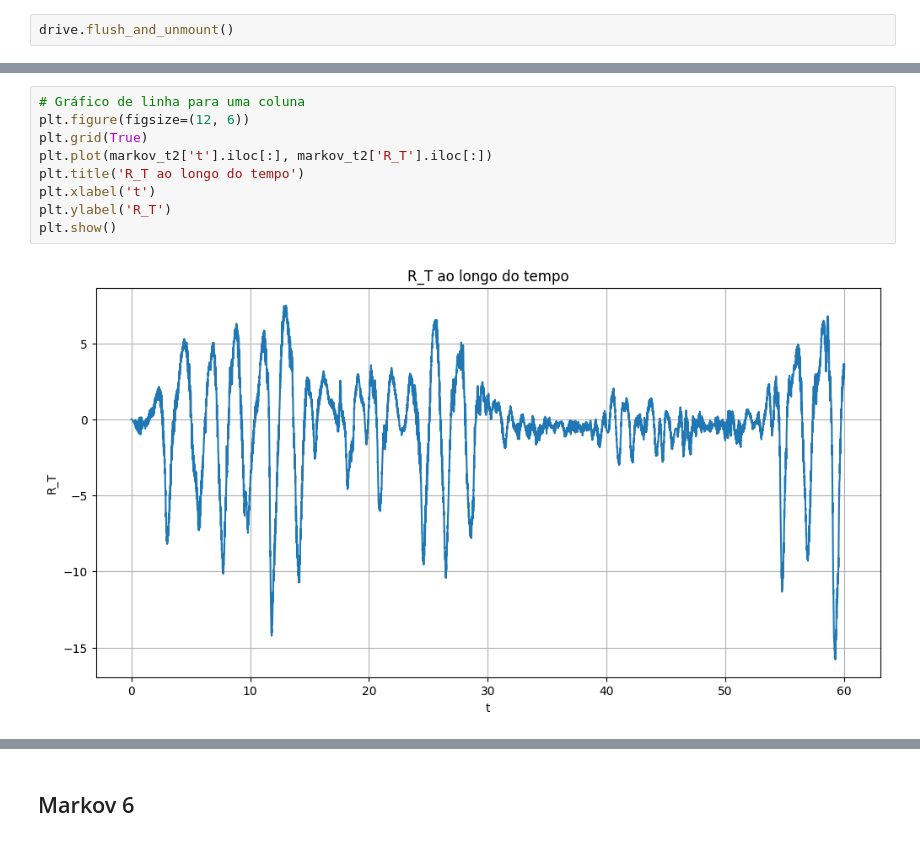
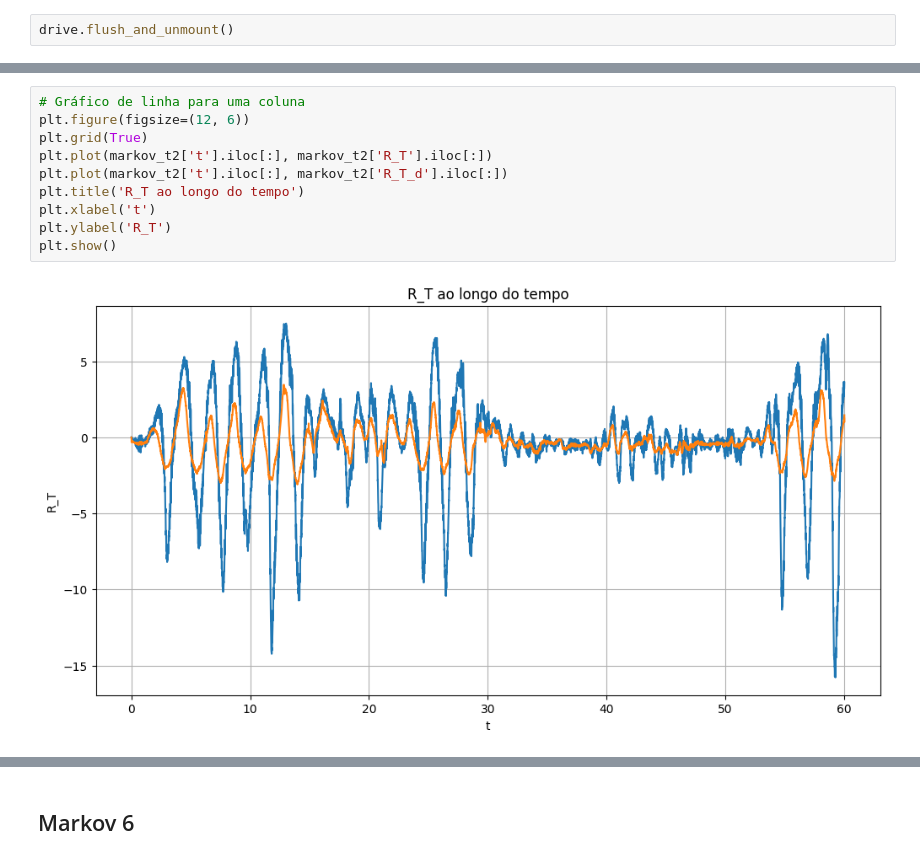
Before and after one commit to EricRibeiroAlves/Interacao-Humano-Robo, a Jupyter notebook: Codigo/[AP_T]_Eric_Markovs.ipynb, the cells around one changed output, grey strips where cells are left out. Drawn from its saved outputs; the diff is of its cells as text.

```diff
--- a/Codigo/[AP_T]_Eric_Markovs.ipynb
+++ b/Codigo/[AP_T]_Eric_Markovs.ipynb
@@ -93,14 +94,15 @@ plt.show()
 # %%
 # Gráfico de linha para uma coluna
 plt.figure(figsize=(12, 6))
 plt.grid(True)
 plt.plot(markov_t2['t'].iloc[:], markov_t2['R_T'].iloc[:])
+plt.plot(markov_t2['t'].iloc[:], markov_t2['R_T_d'].iloc[:])
 plt.title('R_T ao longo do tempo')
 plt.xlabel('t')
 plt.ylabel('R_T')
 plt.show()
 # %% [output]
-[figure, old version]
+[figure, new version]
 # %%
 # Gráfico de linha para uma coluna
 plt.figure(figsize=(12, 6))
```
Also changed, not shown: parts of 14 cells of this notebook.
